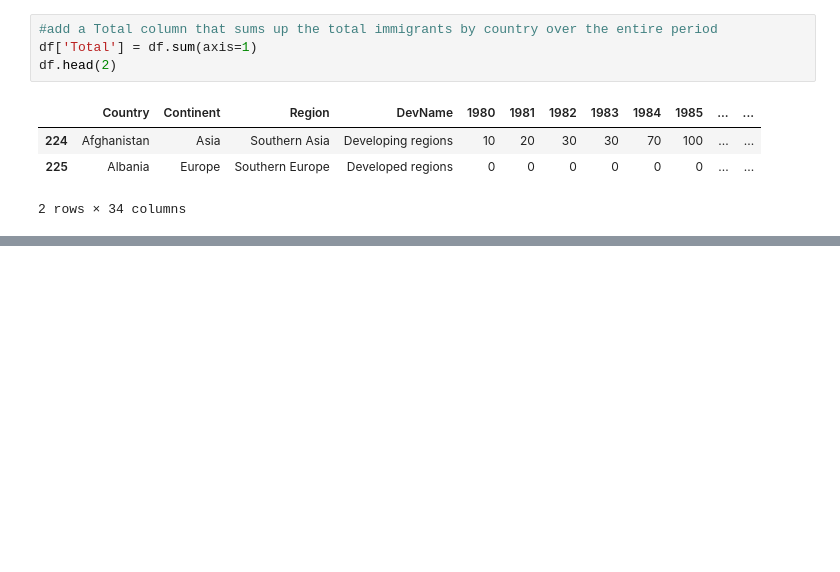
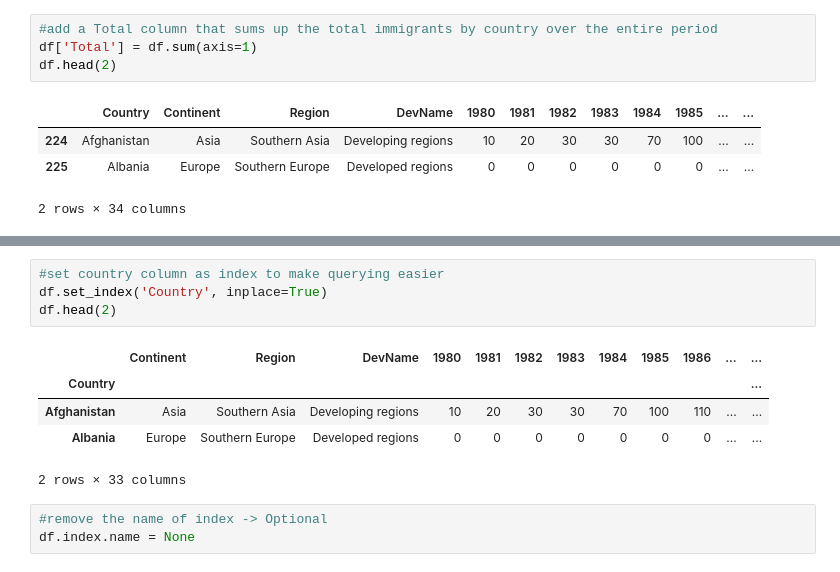
Before and after one commit to AmmaraRazzaq/dataVisualization_with_Python, a Jupyter notebook: Australia_Immigration.ipynb, the cells around one changed output, grey strips where cells are left out. Drawn from its saved outputs; the diff is of its cells as text; blank space fills up the shorter version.

```diff
--- a/Australia_Immigration.ipynb
+++ b/Australia_Immigration.ipynb
@@ -137,0 +172,13 @@ dtype: int64
+# %%
+#set country column as index to make querying easier
+df.set_index('Country', inplace=True)
+df.head(2)
+# %% [output]
+|  | Continent | Region | DevName | 1980 | 1981 | 1982 | 1983 | 1984 | 1985 | 1986 | ... | ... |
+| Country |  |  |  |  |  |  |  |  |  |  |  | ... |
+| Afghanistan | Asia | Southern Asia | Developing regions | 10 | 20 | 30 | 30 | 70 | 100 | 110 | ... | ... |
+| Albania | Europe | Southern Europe | Developed regions | 0 | 0 | 0 | 0 | 0 | 0 | 0 | ... | ... |
+2 rows × 33 columns
+# %%
+#remove the name of index -> Optional
+df.index.name = None
```
Also changed, not shown: parts of 4 cells of this notebook.
